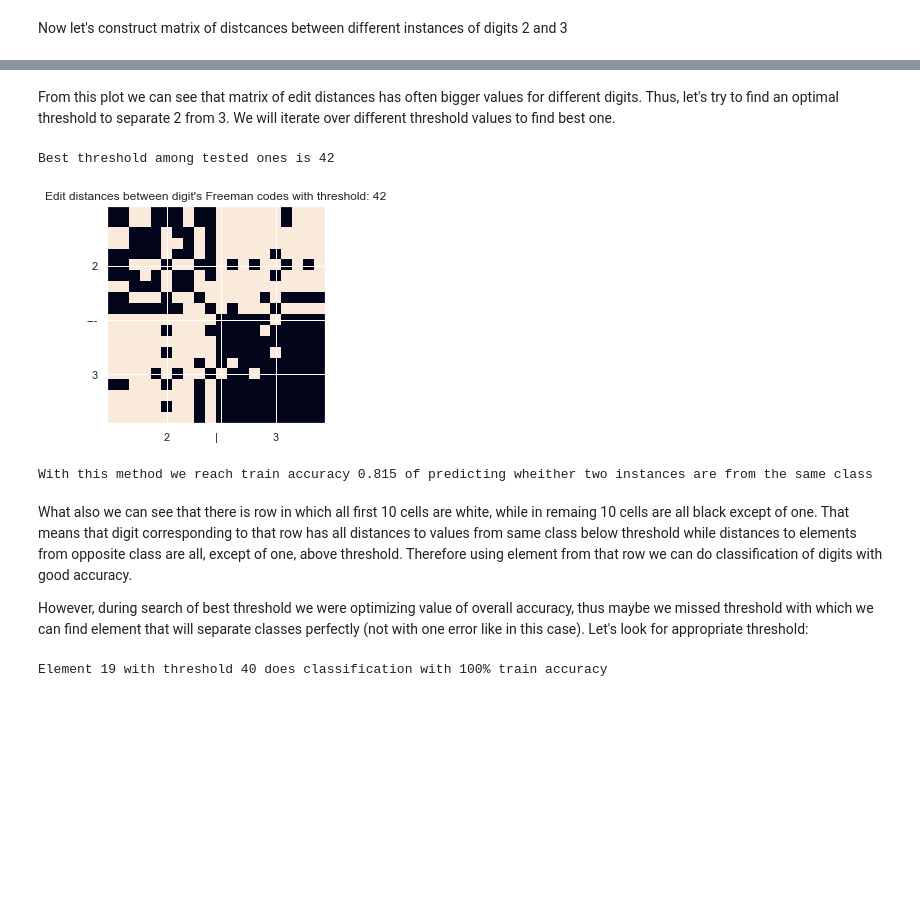
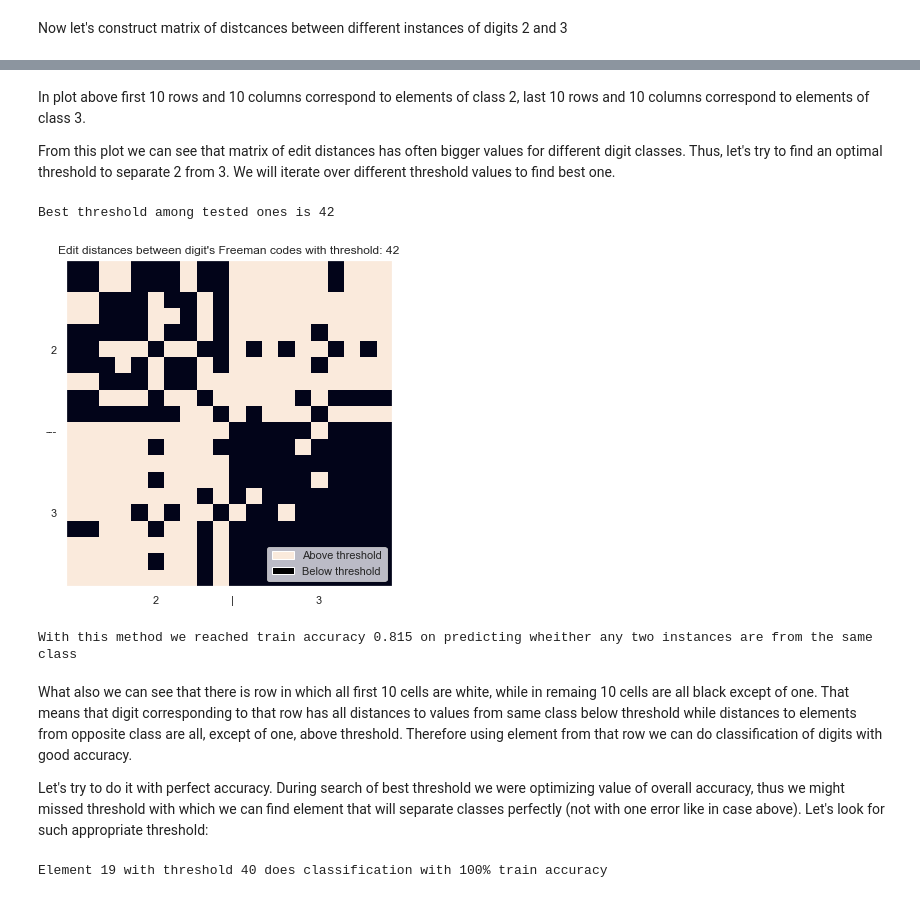
Before and after one commit to oganesManasian/Image-analysis-and-pattern-recognition, a Jupyter notebook: labs/lab_02_object_description.ipynb, the cells around one changed output, grey strips where cells are left out. Drawn from its saved outputs; the diff is of its cells as text; code cells hidden in the pictures; blank space fills up the shorter version.

```diff
--- a/labs/lab_02_object_description.ipynb
+++ b/labs/lab_02_object_description.ipynb
@@ -892,5 +894,0 @@ plt.show()
-# %%
-digit_dist_df = pd.DataFrame(digit_dist_matrix,
-                             index=twos_names + threes_names,
-                             columns=twos_names + threes_names)
-f = sns.clustermap(digit_dist_df)
@@ -899,5 +895,7 @@ f = sns.clustermap(digit_dist_df)
 # %% [markdown]
-From this plot we can see that matrix of edit distances has often bigger values for different digits. Thus, let's try to find an optimal threshold to separate 2 from 3. We will iterate over different threshold values to find best one.
+In plot above first 10 rows and 10 columns correspond to elements of class 2, last 10 rows and 10 columns correspond to elements of class 3.
+
+From this plot we can see that matrix of edit distances has often bigger values for different digit classes. Thus, let's try to find an optimal threshold to separate 2 from 3. We will iterate over different threshold values to find best one.
 # %%
 def get_nb_errors(digit_dist_matrix):
     errors = 0
@@ -941,23 +939,30 @@ digit_dist_matrix_threshold = digit_dist_matrix.copy()
 digit_dist_matrix_threshold[digit_dist_matrix_threshold <= best_threshold] = 0
 digit_dist_matrix_threshold[digit_dist_matrix_threshold > best_threshold] = 1
 # %%
+plt.figure(figsize=(6, 6))
 plt.imshow(digit_dist_matrix_threshold)
 ticks = [0.25 * len(all_outside_contours), 0.5 * len(all_outside_contours), 0.75 * len(all_outside_contours)]
 plt.xticks(ticks=ticks, labels=["2", "|   ", "3"])
 plt.yticks(ticks=ticks, labels=["2", "---", "3"])
 plt.title(f"Edit distances between digit's Freeman codes with threshold: {best_threshold}")
+plt.grid(b=None)
+
+rect1 = patches.Rectangle((0,0),1,1,facecolor='#faeadc')
+rect2 = patches.Rectangle((0,0),1,1,facecolor='#000000')
+plt.legend((rect1, rect2), ('Above threshold', 'Below threshold'), loc='lower right')
+
 plt.show()
 # %% [output]
-[figure, old version]
+[figure, new version]
 # %%
 accuracy = 1 - min(error_values) / (len(all_outside_contours)**2 / 2)
-print(f"With this method we reach train accuracy {accuracy} of predicting wheither two instances are from the same class")
+print(f"With this method we reached train accuracy {accuracy} on predicting wheither any two instances are from the same class")
 # %% [output]
-With this method we reach train accuracy 0.815 of predicting wheither two instances are from the same class
+With this method we reached train accuracy 0.815 on predicting wheither any two instances are from the same class
 # %% [markdown]
 What also we can see that there is row in which all first 10 cells are white, while in remaing 10 cells are all black except of one. That means that digit corresponding to that row has all distances to values from same class below threshold while distances to elements from opposite class are all, except of one, above threshold. Therefore using element from that row we can do classification of digits with good accuracy.
 
-However, during search of best threshold we were optimizing value of overall accuracy, thus maybe we missed threshold with which we can find element that will separate classes perfectly (not with one error like in this case). Let's look for appropriate threshold:
+Let's try to do it with perfect accuracy. During search of best threshold we were optimizing value of overall accuracy, thus we might missed threshold with which we can find element that will separate classes perfectly (not with one error like in case above). Let's look for such appropriate threshold:
 # %%
 def is_perfectly_separated(digit_dist_matrix):
     for i, row in enumerate(digit_dist_matrix_threshold):
```
Also changed, not shown: parts of 30 cells of this notebook.
